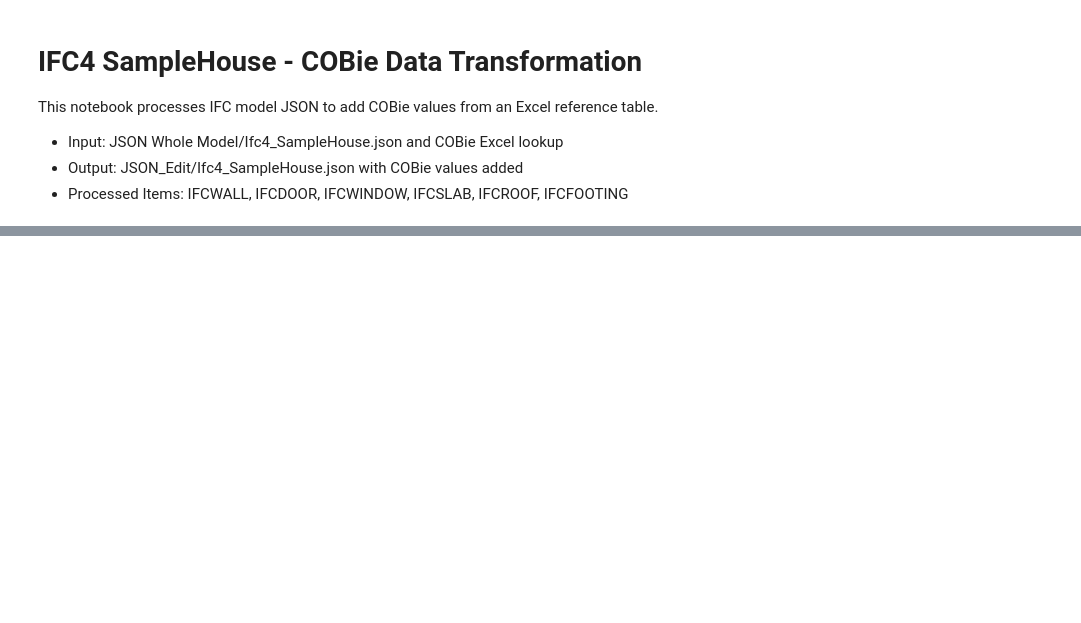
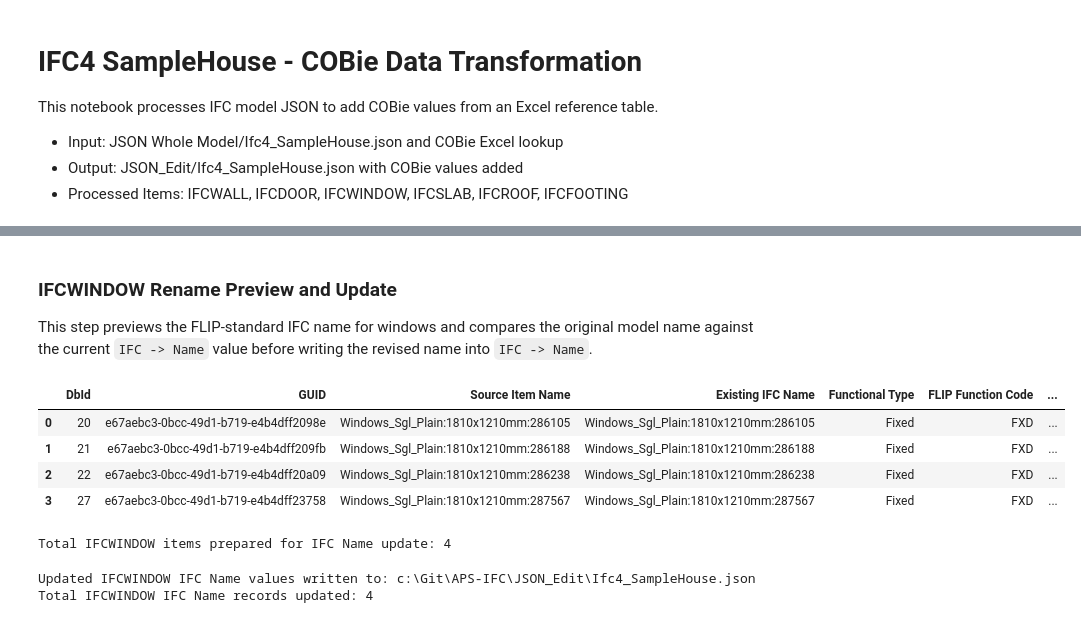
Before and after one commit to plarchi/MsC-IFC-APS, a Jupyter notebook: PyDataTransform/Ifc4_SampleHouse.ipynb, the cells around one changed output, grey strips where cells are left out. Saved outputs shown, nothing was run; the diff lists cells and outputs as text; code cells hidden in the pictures; blank space fills up the shorter version.

Commit message:
Applied FLIP standard for simple architecture model.

```diff
--- a/PyDataTransform/Ifc4_SampleHouse.ipynb
+++ b/PyDataTransform/Ifc4_SampleHouse.ipynb
@@ -361,0 +511,66 @@ Output Path: c:\Git\APS-IFC\JSON_Edit\Ifc4_SampleHouse.json
+# %% [markdown]
+### IFCWINDOW Rename Preview and Update
+This step previews the FLIP-standard IFC name for windows and compares the original model name against the current `IFC -> Name` value before writing the revised name into `IFC -> Name`.
+# %%
+window_category_code, window_function_map = build_flip_function_map("Windows")
+
+window_rename_rows = []
+window_updates = []
+
+for item in working_data:
+    if not is_type_match(item, "IFCWINDOW"):
+        continue
+
+    item_guid = get_item_property(item, "GUID")
+    source_item_name = original_name_by_guid.get(normalize_text(item_guid)) or original_name_by_dbid.get(item.get("DbId")) or get_item_property(item, "Name") or normalize_text(item.get("Name"))
+    existing_ifc_name = get_ifc_property(item, "Name")
+    functional_type = derive_window_function_type(source_item_name)
+    functional_lookup = window_function_map.get(functional_type.casefold(), {})
+    material_label = normalize_window_material_label(source_item_name, item)
+    revised_ifc_name = "-".join([
+        window_category_code,
+        functional_lookup.get("functional_code", "UNK"),
+        functional_lookup.get("originator", "AEC"),
+        material_label,
+    ])
+
+    window_rename_rows.append({
+        "DbId": item.get("DbId"),
+        "GUID": item_guid,
+        "Source Item Name": source_item_name,
+        "Existing IFC Name": existing_ifc_name,
+        "Functional Type": functional_type,
+        "FLIP Function Code": functional_lookup.get("functional_code", "UNK"),
+        "Frame Material": material_label,
+        "Revised IFC Name": revised_ifc_name,
+    })
+    window_updates.append((item, existing_ifc_name, revised_ifc_name))
+
+window_rename_df = pd.DataFrame(window_rename_rows).sort_values(by=["Source Item Name", "DbId"], kind="stable").reset_index(drop=True)
+display(window_rename_df)
+
+print(f"Total IFCWINDOW items prepared for IFC Name update: {len(window_rename_df)}")
+# %% [output]
+|  | DbId | GUID | Source Item Name | Existing IFC Name | Functional Type | FLIP Function Code | ... |
+| 0 | 20 | e67aebc3-0bcc-49d1-b719-e4b4dff2098e | Windows_Sgl_Plain:1810x1210mm:286105 | Windows_Sgl_Plain:1810x1210mm:286105 | Fixed | FXD | ... |
+| 1 | 21 | e67aebc3-0bcc-49d1-b719-e4b4dff209fb | Windows_Sgl_Plain:1810x1210mm:286188 | Windows_Sgl_Plain:1810x1210mm:286188 | Fixed | FXD | ... |
+| 2 | 22 | e67aebc3-0bcc-49d1-b719-e4b4dff20a09 | Windows_Sgl_Plain:1810x1210mm:286238 | Windows_Sgl_Plain:1810x1210mm:286238 | Fixed | FXD | ... |
+| 3 | 27 | e67aebc3-0bcc-49d1-b719-e4b4dff23758 | Windows_Sgl_Plain:1810x1210mm:287567 | Windows_Sgl_Plain:1810x1210mm:287567 | Fixed | FXD | ... |
+Total IFCWINDOW items prepared for IFC Name update: 4
+# %%
+updated_window_count = 0
+
+for item, existing_ifc_name, revised_ifc_name in window_updates:
+    if normalize_text(existing_ifc_name) == normalize_text(revised_ifc_name):
+        continue
+    upsert_property(item, "IFC", "Name", revised_ifc_name, insert_after_display_name="COBie")
+    updated_window_count += 1
+
+with working_json_path.open("w", encoding="utf-8") as file:
+    json.dump(working_data, file, ensure_ascii=False, indent=2)
+
+print(f"Updated IFCWINDOW IFC Name values written to: {working_json_path}")
+print(f"Total IFCWINDOW IFC Name records updated: {updated_window_count}")
+# %% [output]
+Updated IFCWINDOW IFC Name values written to: c:\Git\APS-IFC\JSON_Edit\Ifc4_SampleHouse.json
+Total IFCWINDOW IFC Name records updated: 4
```
Also changed, not shown: parts of 6 cells of this notebook, 2 other files.
